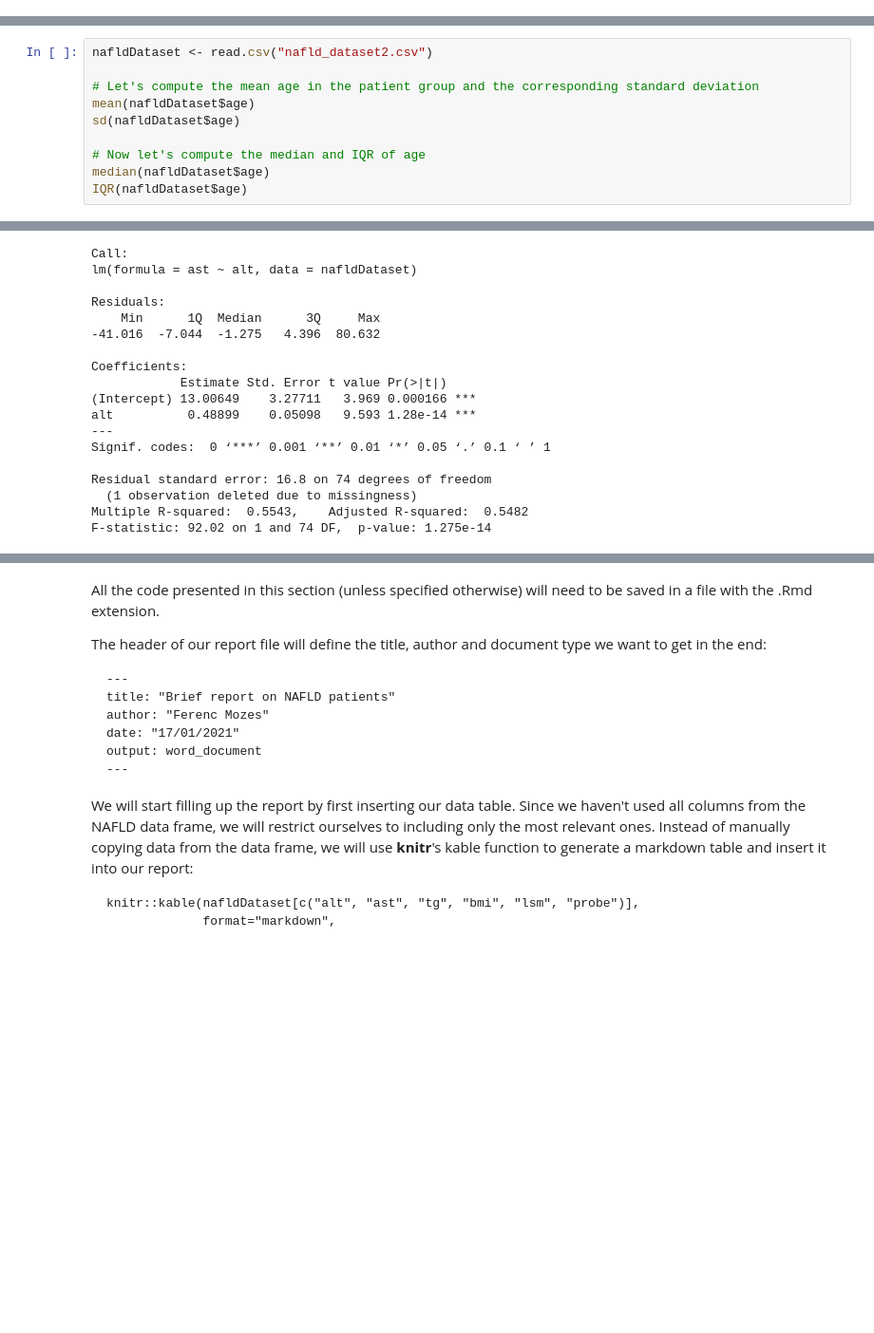
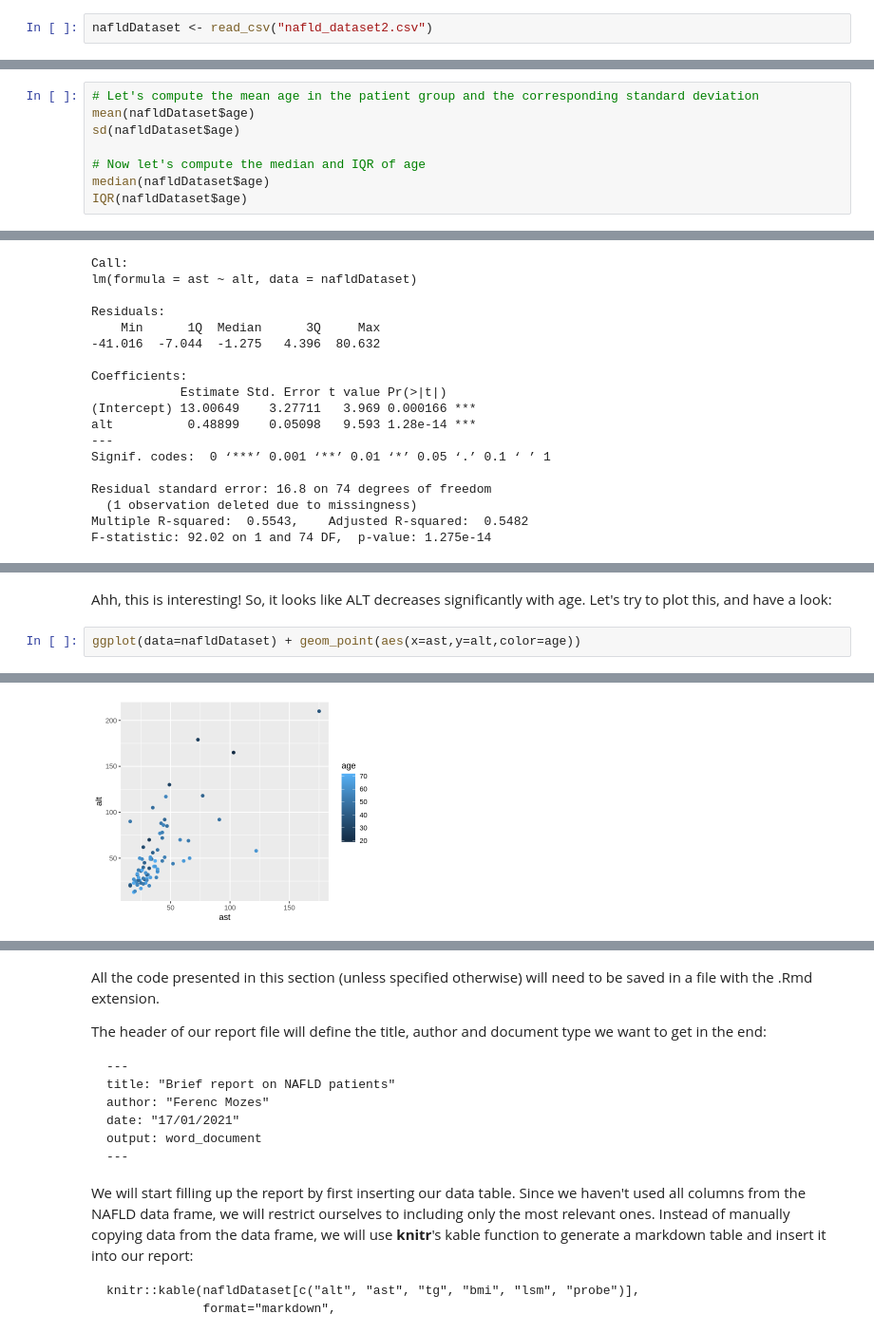
Before and after one commit to m-ferenc/Introduction_to_R_HT2021, a Jupyter notebook: intro_to_R_3.ipynb, the cells around one changed output, grey strips where cells are left out. Shown at 95% size. Drawn from its saved outputs; the diff is of its cells as text; blank space fills up the shorter version.

```diff
--- a/intro_to_R_3.ipynb
+++ b/intro_to_R_3.ipynb
@@ -9,0 +10,2 @@ R has functions for most statistical measures. We'll illustrate some of these us
+# %%
+nafldDataset <- read_csv("nafld_dataset2.csv")
@@ -10,6 +23,4 @@ R has functions for most statistical measures. We'll illustrate some of these us
 # %%
-nafldDataset <- read.csv("nafld_dataset2.csv")
-
 # Let's compute the mean age in the patient group and the corresponding standard deviation
 mean(nafldDataset$age)
 sd(nafldDataset$age)
@@ -197,0 +241,5 @@ __Q5__: Using the FIB-4 score values determined at __Q4__, create a boxplot show
+# %% [markdown]
+Ahh, this is interesting! So, it looks like ALT decreases significantly with age. Let's try to plot this, and have a look:
+# %%
+ggplot(data=nafldDataset) + geom_point(aes(x=ast,y=alt,color=age))
+# %% [output]
@@ -197,0 +248 @@ __Q5__: Using the FIB-4 score values determined at __Q4__, create a boxplot show
+[figure, added]
```
Also changed, not shown: parts of 37 cells of this notebook, 1 other file.
